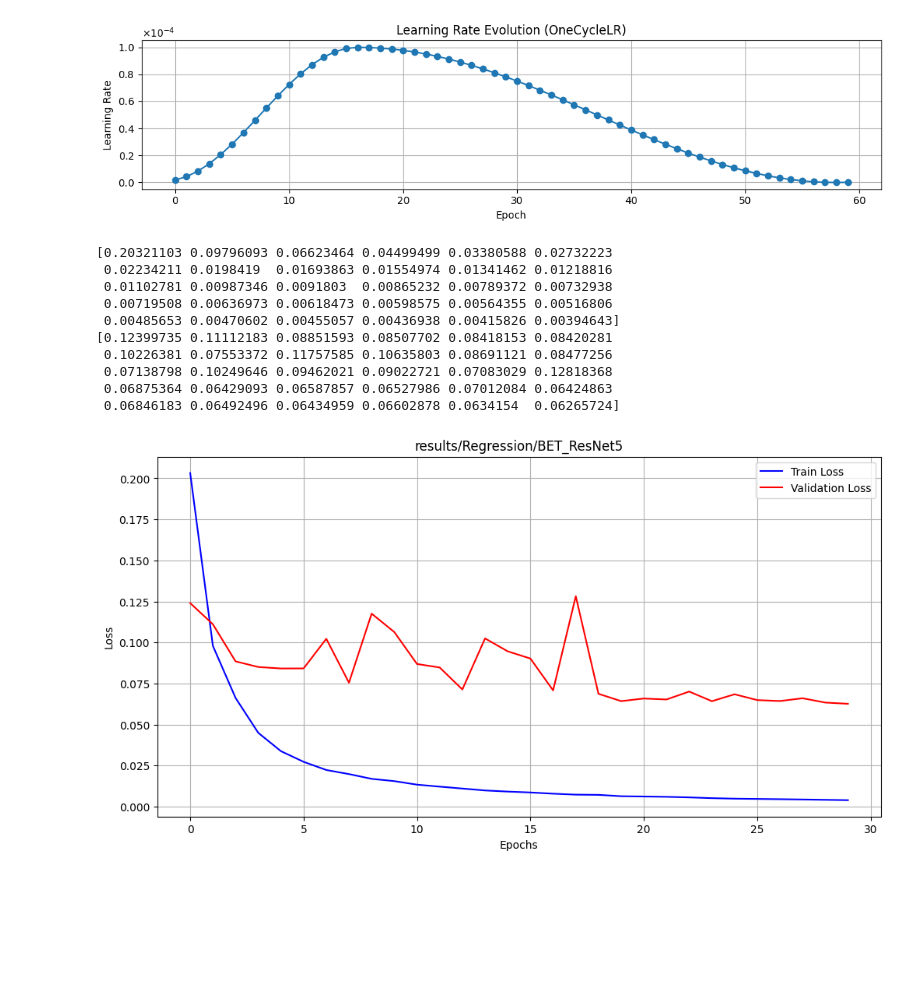
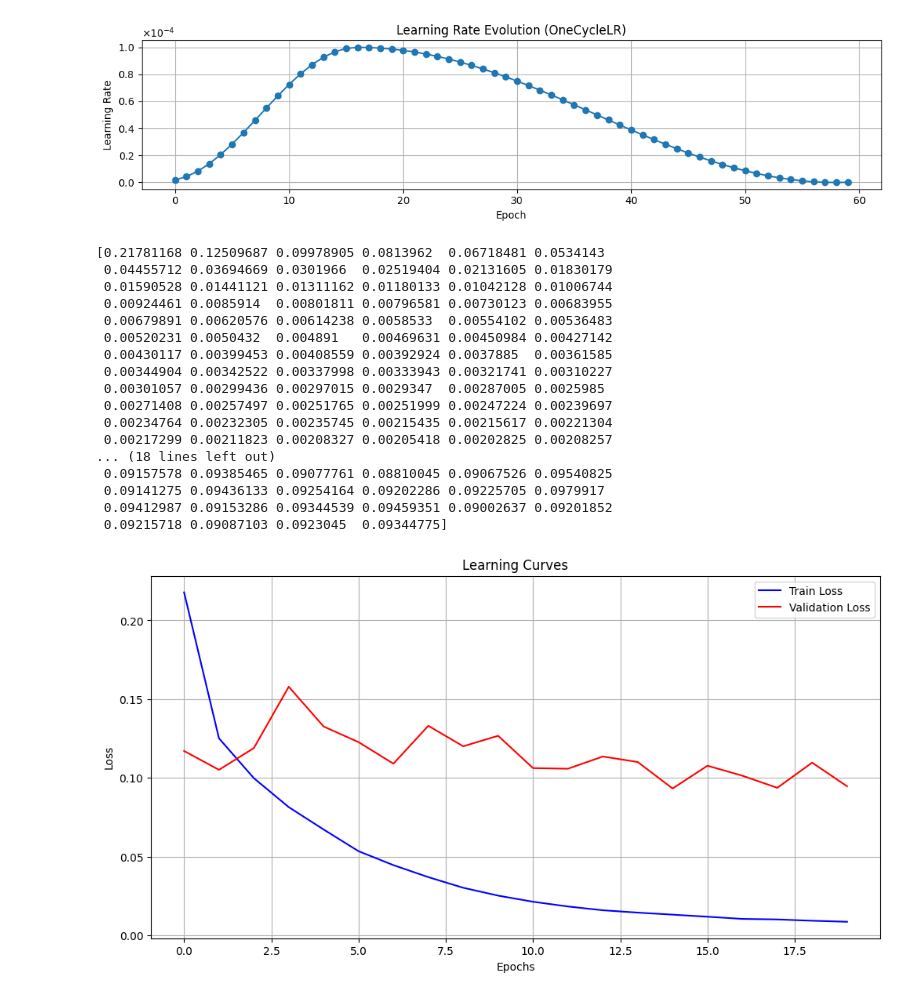
Before and after one commit to Hip02/CrowdMonitoring_Hip, a Jupyter notebook: DeepLearning/deep_learning_first_try.ipynb, the cells around one changed output. Drawn from its saved outputs; the diff is of its cells as text; code cells hidden in the pictures; blank space fills up the shorter version.

```diff
--- a/DeepLearning/deep_learning_first_try.ipynb
+++ b/DeepLearning/deep_learning_first_try.ipynb
@@ -149,24 +151,36 @@ plt.show()
 # %% [output]
 [figure]
 # %%
-exp = "Regression/BET_ResNet5"
+exp = "Regression/ResNet_Folds_Simple/fold5"
 resultsPath = os.path.join("results", exp)
 
 # Load learning curves
 train_losses = np.load(os.path.join(resultsPath, "train_losses.npy"))
 val_losses = np.load(os.path.join(resultsPath, "val_losses.npy"))
 print(train_losses)
 print(val_losses)
-plot_learning_curves(train_losses, val_losses, resultsPath)
+
+# Crop to only 20 epochs
+train_losses = train_losses[:20]
+val_losses = val_losses[:20]
+
+plot_learning_curves(train_losses, val_losses, resultsPath, file_name="learning_curves_20epochs")
 # %% [output]
-[0.20321103 0.09796093 0.06623464 0.04499499 0.03380588 0.02732223
- 0.02234211 0.0198419  0.01693863 0.01554974 0.01341462 0.01218816
- 0.01102781 0.00987346 0.0091803  0.00865232 0.00789372 0.00732938
- 0.00719508 0.00636973 0.00618473 0.00598575 0.00564355 0.00516806
- 0.00485653 0.00470602 0.00455057 0.00436938 0.00415826 0.00394643]
-[0.12399735 0.11112183 0.08851593 0.08507702 0.08418153 0.08420281
- 0.10226381 0.07553372 0.11757585 0.10635803 0.08691121 0.08477256
- 0.07138798 0.10249646 0.09462021 0.09022721 0.07083029 0.12818368
- 0.06875364 0.06429093 0.06587857 0.06527986 0.07012084 0.06424863
- 0.06846183 0.06492496 0.06434959 0.06602878 0.0634154  0.06265724]
+[0.21781168 0.12509687 0.09978905 0.0813962  0.06718481 0.0534143
+ 0.04455712 0.03694669 0.0301966  0.02519404 0.02131605 0.01830179
+ 0.01590528 0.01441121 0.01311162 0.01180133 0.01042128 0.01006744
+ 0.00924461 0.0085914  0.00801811 0.00796581 0.00730123 0.00683955
+ 0.00679891 0.00620576 0.00614238 0.0058533  0.00554102 0.00536483
+ 0.00520231 0.0050432  0.004891   0.00469631 0.00450984 0.00427142
+ 0.00430117 0.00399453 0.00408559 0.00392924 0.0037885  0.00361585
+ 0.00344904 0.00342522 0.00337998 0.00333943 0.00321741 0.00310227
+ 0.00301057 0.00299436 0.00297015 0.0029347  0.00287005 0.0025985
+ 0.00271408 0.00257497 0.00251765 0.00251999 0.00247224 0.00239697
+ 0.00234764 0.00232305 0.00235745 0.00215435 0.00215617 0.00221304
+ 0.00217299 0.00211823 0.00208327 0.00205418 0.00202825 0.00208257
+... (18 lines left out)
+ 0.09157578 0.09385465 0.09077761 0.08810045 0.09067526 0.09540825
+ 0.09141275 0.09436133 0.09254164 0.09202286 0.09225705 0.0979917
+ 0.09412987 0.09153286 0.09344539 0.09459351 0.09002637 0.09201852
+ 0.09215718 0.09087103 0.0923045  0.09344775]
-[figure, old version]
+[figure, new version]
```
Also changed, not shown: parts of 1 cell of this notebook, 5 other files.
